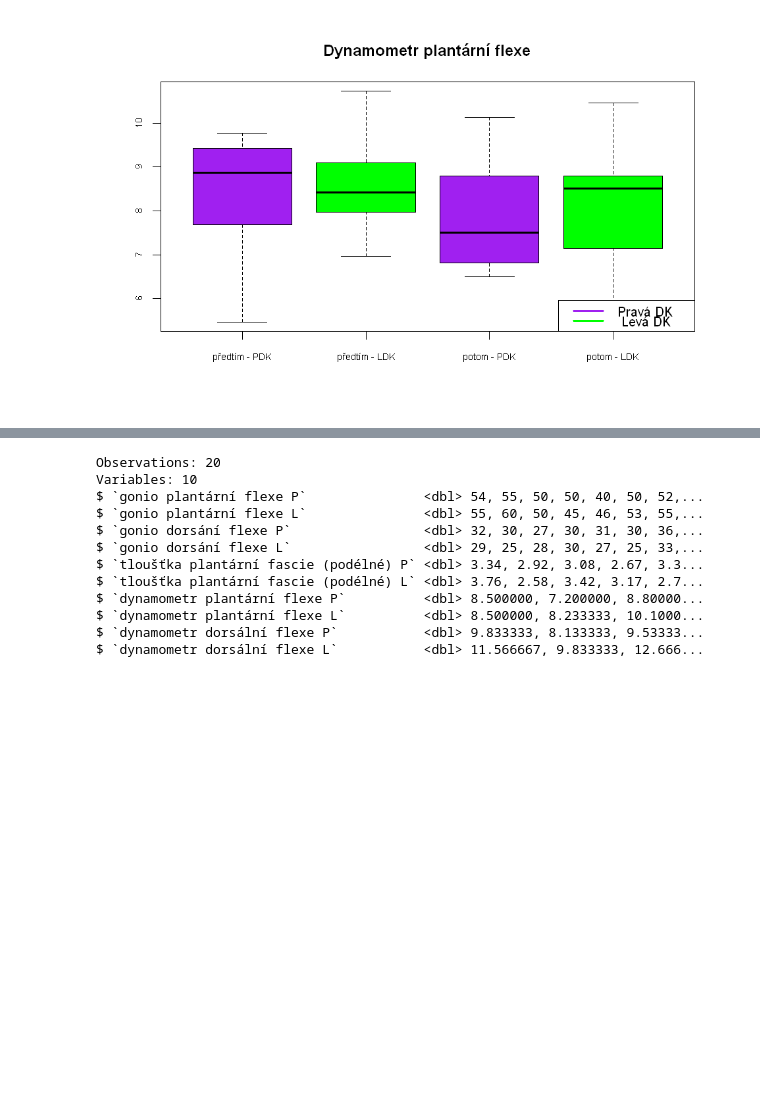
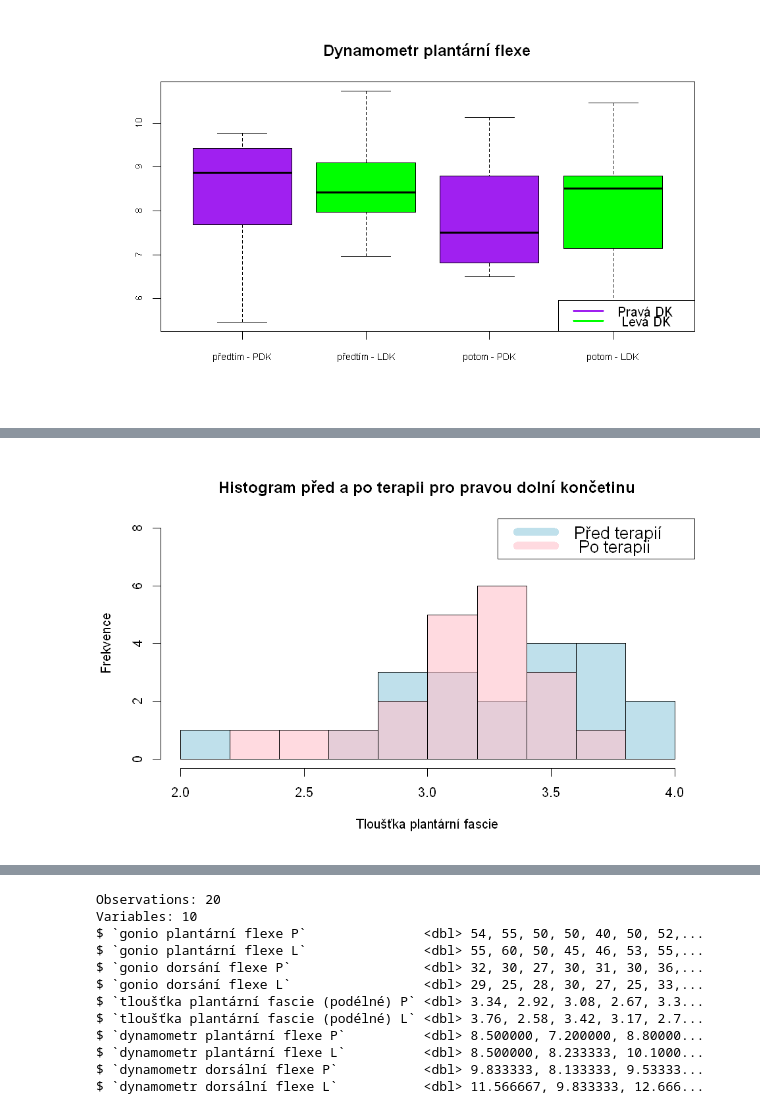
Before and after one commit to magicbeans817/Ondra---bc, a Jupyter notebook: Metodologie.ipynb, the cells around one changed output, grey strips where cells are left out. Cells and saved outputs as stored; diff of their text form; code cells hidden in the pictures; blank space fills up the shorter version.

```diff
--- a/Metodologie.ipynb
+++ b/Metodologie.ipynb
@@ -222,0 +261,22 @@ legend("bottomright", c("Pravá DK", " Levá DK"),
+# %%
+#breaks
+n <- 8
+posloupnost <- pretty(2:4, n = n, min.n = n) # Make a neat vector for the breakpoints
+
+#barvicky
+modra <- rgb(173,216,230, max = 255, alpha = 200, names = "lt.blue")
+ruzova <- rgb(255,192,203, max = 255, alpha = 150, names = "lt.pink")
+
+
+
+#histogramy
+hist_pred <- hist(data_pred[,5], breaks = posloupnost, plot = 0)
+hist_po <- hist(data_po[,5], breaks = posloupnost, plot = 0)
+plot(hist_pred, freq = TRUE, xlim = c(2,4), ylim = c(0,8),
+     main = "Histogram před a po terapii pro pravou dolní končetinu",
+     xlab = "Tloušťka plantární fascie", ylab = "Frekvence", col = modra)
+plot(hist_po, freq = TRUE, xlim = c(0,4), ylim = c(0,2), col = ruzova, add = TRUE)
+op <- par(cex = 1)
+legend("topright", legend = c("Před terapií"," Po terapii"), col = c(modra, ruzova), lwd = 10, par(cex=0.7), cex = 1.3)
+# %% [output]
+[figure, added]
```
Also changed, not shown: parts of 12 cells of this notebook.
